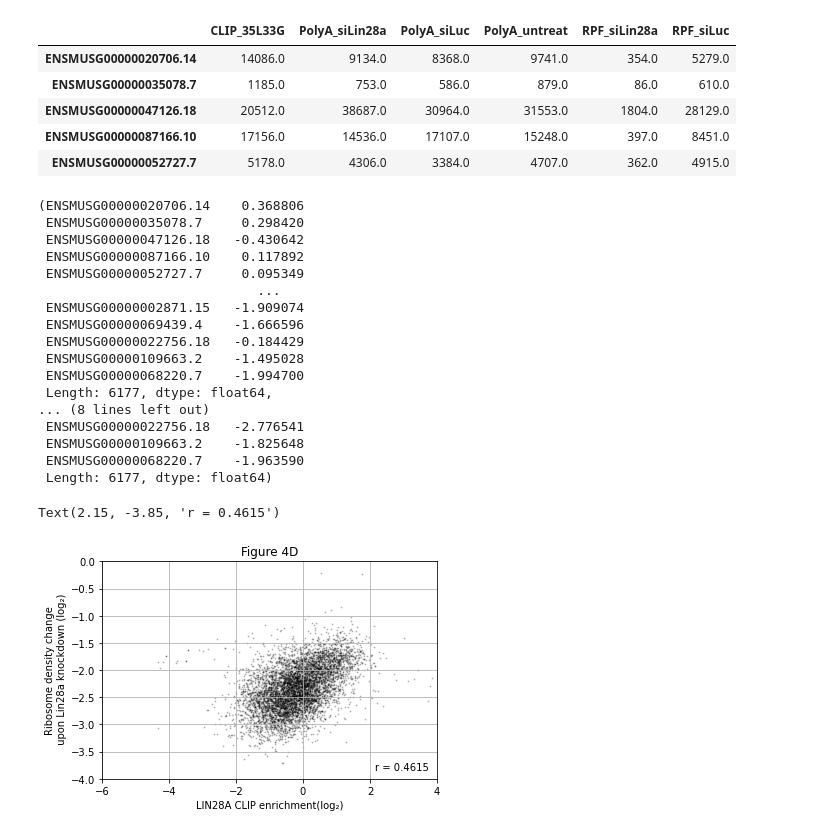
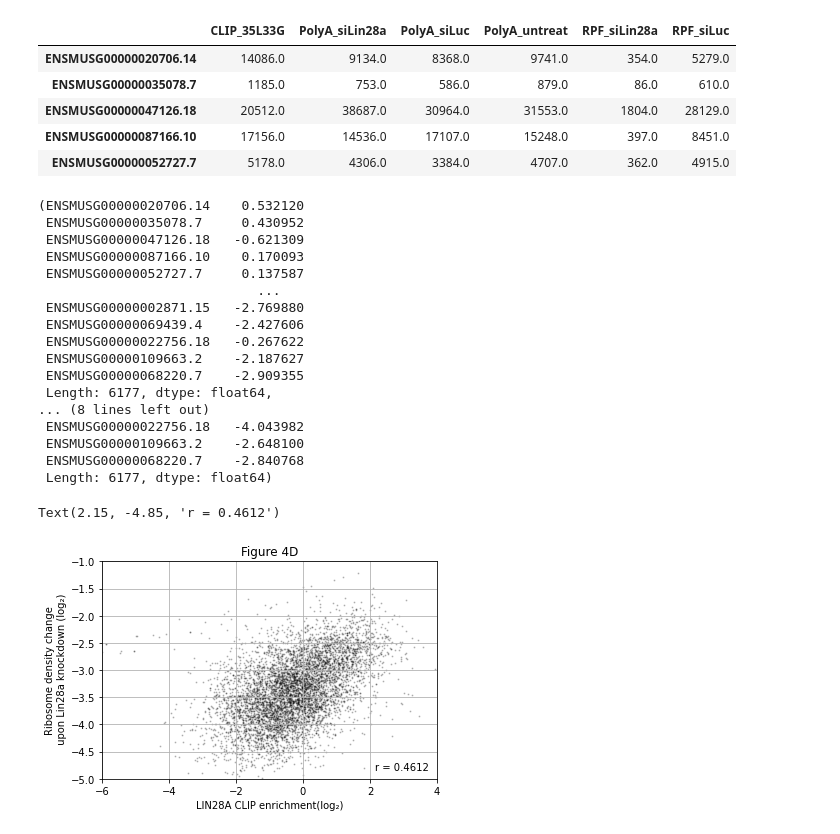
Before and after one commit to kangjunseo/Bioinformatics, a Jupyter notebook: QBioLab_Internship/Mission2.ipynb, the cells around one changed output. Cells and saved outputs as stored; diff of their text form; code cells hidden in the pictures.

```diff
--- a/QBioLab_Internship/Mission2.ipynb
+++ b/QBioLab_Internship/Mission2.ipynb
@@ -53,37 +53,37 @@ backup_table = total_table
 total_table = total_table[total_table['RPF_siLin28a']>=80]
 total_table = total_table[total_table['RPF_siLuc']>=80]
 # %%
-x_axis = np.log1p(total_table['CLIP_35L33G']) - np.log1p(total_table['PolyA_untreat'])
-y_axis = np.log1p(total_table['RPF_siLin28a']) + np.log1p(total_table['PolyA_siLuc']) - np.log1p(total_table['RPF_siLuc']) -np.log1p(total_table['PolyA_siLin28a'])
+x_axis = np.log2(total_table['CLIP_35L33G']) - np.log2(total_table['PolyA_untreat'])
+y_axis = np.log2(total_table['RPF_siLin28a']) + np.log2(total_table['PolyA_siLuc']) - np.log2(total_table['RPF_siLuc']) -np.log2(total_table['PolyA_siLin28a'])
 x_axis, y_axis
 # %% [output]
-(ENSMUSG00000020706.14    0.368806
- ENSMUSG00000035078.7     0.298420
- ENSMUSG00000047126.18   -0.430642
- ENSMUSG00000087166.10    0.117892
- ENSMUSG00000052727.7     0.095349
+(ENSMUSG00000020706.14    0.532120
+ ENSMUSG00000035078.7     0.430952
+ ENSMUSG00000047126.18   -0.621309
+ ENSMUSG00000087166.10    0.170093
+ ENSMUSG00000052727.7     0.137587
                             ...
- ENSMUSG00000002871.15   -1.909074
- ENSMUSG00000069439.4    -1.666596
- ENSMUSG00000022756.18   -0.184429
- ENSMUSG00000109663.2    -1.495028
- ENSMUSG00000068220.7    -1.994700
+ ENSMUSG00000002871.15   -2.769880
+ ENSMUSG00000069439.4    -2.427606
+ ENSMUSG00000022756.18   -0.267622
+ ENSMUSG00000109663.2    -2.187627
+ ENSMUSG00000068220.7    -2.909355
  Length: 6177, dtype: float64,
 ... (8 lines left out)
- ENSMUSG00000022756.18   -2.776541
- ENSMUSG00000109663.2    -1.825648
- ENSMUSG00000068220.7    -1.963590
+ ENSMUSG00000022756.18   -4.043982
+ ENSMUSG00000109663.2    -2.648100
+ ENSMUSG00000068220.7    -2.840768
  Length: 6177, dtype: float64)
 # %%
 plt.scatter(x_axis,y_axis, s = 1, alpha = .2, color = 'black')
 plt.title('Figure 4D')
 plt.grid()
 plt.xlabel('LIN28A CLIP enrichment(log\u2082)')
 plt.ylabel('Ribosome density change\n upon Lin28a knockdown (log\u2082)')
 plt.xlim([-6,4])
-plt.ylim([-4,0])
+plt.ylim([-5,-1])
 coef = mstats.pearsonr(x_axis, y_axis)
-plt.text(2.15,-3.85, f'r = {round(coef[0],4)}')
+plt.text(2.15,-4.85, f'r = {round(coef[0],4)}')
 # %% [output]
-Text(2.15, -3.85, 'r = 0.4615')
+Text(2.15, -4.85, 'r = 0.4612')
-[figure, old version]
+[figure, new version]
```
